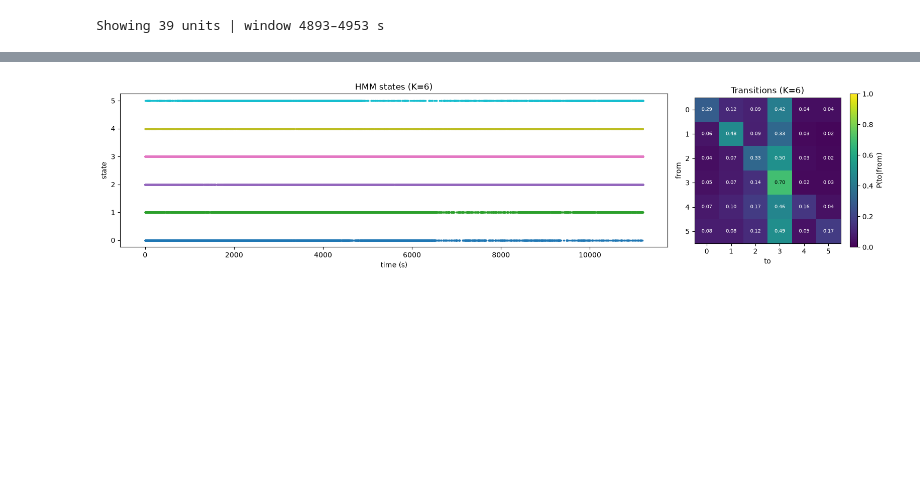
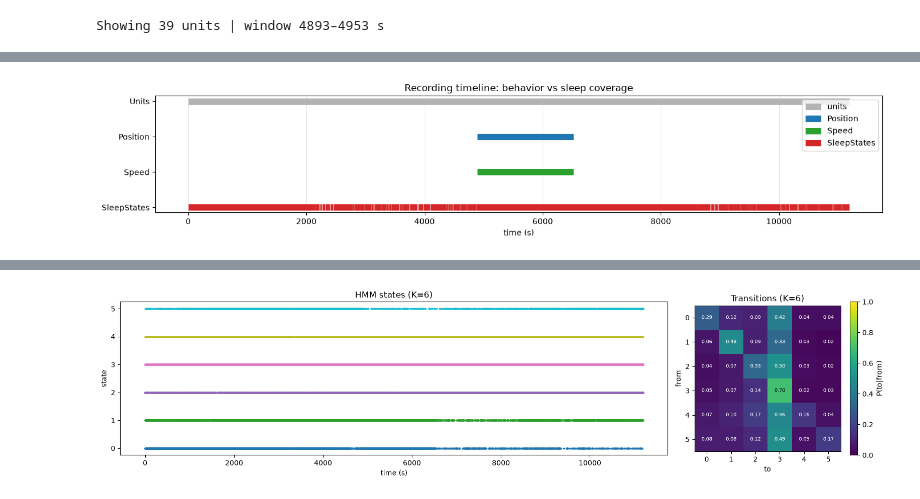
Before and after one commit to AngCamp/CumulantDynamicsGuiltByAssociation, a Jupyter notebook: test_GonzalezHpSpatialNavTask_dandiset.ipynb, the cells around one changed output, grey strips where cells are left out. Saved outputs shown, nothing was run; the diff lists cells and outputs as text; code cells hidden in the pictures; blank space fills up the shorter version.

```diff
--- a/test_GonzalezHpSpatialNavTask_dandiset.ipynb
+++ b/test_GonzalezHpSpatialNavTask_dandiset.ipynb
@@ -343,3 +345,70 @@ print(f"Showing {len(selected_units)} units | window {window_start_s:.0f}–{win
 # %% [output]
 [figure]
 Showing 39 units | window 4893–4953 s
+# %%
+import numpy as np
+import matplotlib.pyplot as plt
+
+# reuse objects already loaded above
+sleep_intervals = session_nwb["SleepStates"]
+speed_tsd = session_nwb["Speed"]
+position_tsd = session_nwb["Position"]
+units_tsgroup = session_nwb["units"]
+
+# ---- helper to get overall spike-data bounds ----
+all_starts = []
+all_ends = []
+for unit_id in units_tsgroup.index:
+    spike_times = units_tsgroup[unit_id].index.values
+    if len(spike_times):
+        all_starts.append(spike_times[0])
+        all_ends.append(spike_times[-1])
+
+units_start = min(all_starts)
+units_end = max(all_ends)
+
+position_start = position_tsd.index[0]
+position_end = position_tsd.index[-1]
+
+speed_start = speed_tsd.index[0]
+speed_end = speed_tsd.index[-1]
+
+print("Overall recording bounds")
+print(f"units    : {units_start:.2f} to {units_end:.2f} s  ({units_end - units_start:.2f} s)")
+print(f"position : {position_start:.2f} to {position_end:.2f} s  ({position_end - position_start:.2f} s)")
+print(f"speed    : {speed_start:.2f} to {speed_end:.2f} s  ({speed_end - speed_start:.2f} s)")
+
+print("\nSleep intervals")
+sleep_starts = np.asarray(sleep_intervals.start)
+sleep_ends = np.asarray(sleep_intervals.end)
+for i, (s, e) in enumerate(zip(sleep_starts, sleep_ends), start=1):
+    print(f"{i:02d}: {s:.2f} to {e:.2f} s  ({e - s:.2f} s)")
+
+# ---- quick overlap summary ----
+print("\nBehavior epoch likely covered by Position/Speed")
+print(f"behavior : {max(position_start, speed_start):.2f} to {min(position_end, speed_end):.2f} s")
+
+# ---- timeline plot ----
+fig, ax = plt.subplots(figsize=(14, 3))
+
+# full spike recording
+ax.plot([units_start, units_end], [3, 3], lw=8, color="0.7", solid_capstyle="butt", label="units")
+
+# position/speed coverage
+ax.plot([position_start, position_end], [2, 2], lw=8, color="tab:blue", solid_capstyle="butt", label="Position")
+ax.plot([speed_start, speed_end], [1, 1], lw=8, color="tab:green", solid_capstyle="butt", label="Speed")
+
+# sleep intervals
+for j, (s, e) in enumerate(zip(sleep_starts, sleep_ends)):
+    ax.plot([s, e], [0, 0], lw=8, color="tab:red", solid_capstyle="butt",
+            label="SleepStates" if j == 0 else None)
+
+ax.set_yticks([0, 1, 2, 3])
+ax.set_yticklabels(["SleepStates", "Speed", "Position", "Units"])
+ax.set_xlabel("time (s)")
+ax.set_title("Recording timeline: behavior vs sleep coverage")
+ax.legend(loc="upper right")
+ax.grid(alpha=0.3, axis="x")
+plt.tight_layout()
+plt.show()
+# %% [output]
@@ -345,0 +432 @@ Showing 39 units | window 4893–4953 s
+[figure, added]
```
Also changed, not shown: parts of 11 cells of this notebook.
